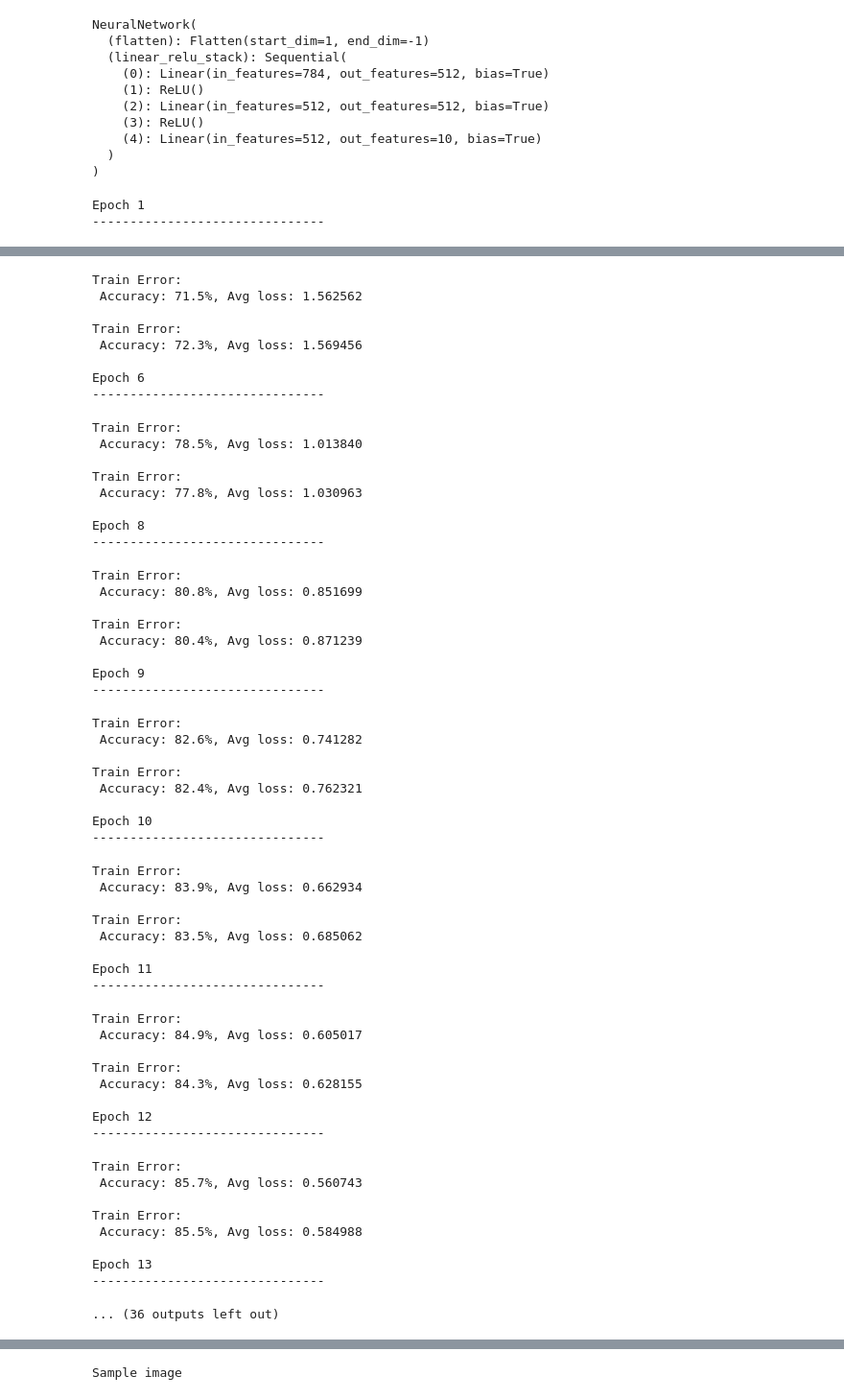
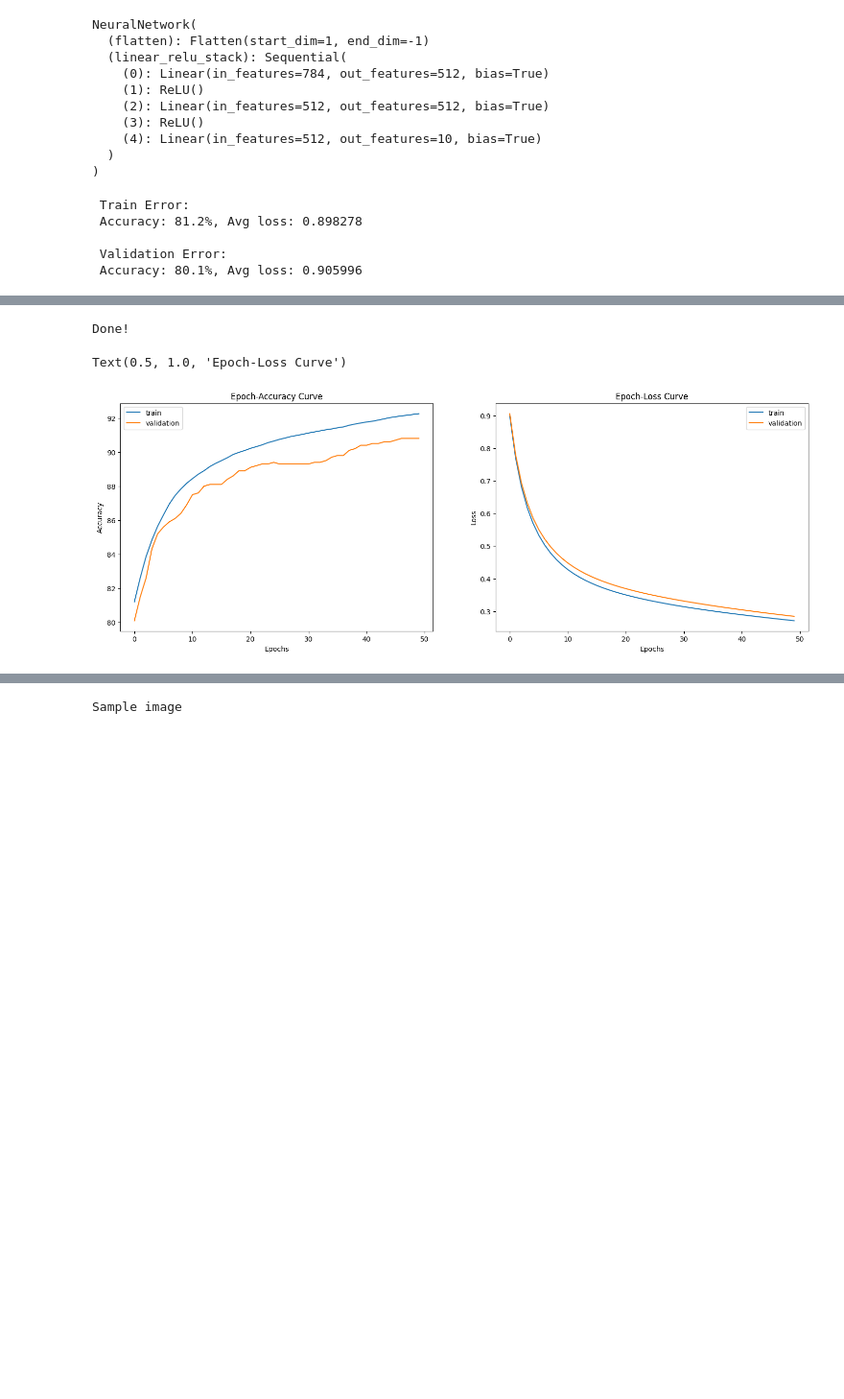
Before and after one commit to bmil-ssu/advanced_ann, a Jupyter notebook: 1_Supervised_Learning.ipynb, the cells around one changed output, grey strips where cells are left out. Shown at 96% size. Cells and saved outputs as stored; diff of their text form; code cells hidden in the pictures; blank space fills up the shorter version.

```diff
--- a/1_Supervised_Learning.ipynb
+++ b/1_Supervised_Learning.ipynb
@@ -108,7 +124,7 @@ def train(dataloader, model, loss_fn, optimizer):
     size = len(dataloader.dataset)
 
     # 데이터를 모델에 입력합니다.
-    for batch, (X, y) in tqdm(enumerate(dataloader)):
+    for batch, (X, y) in enumerate(dataloader):
         X, y = X.to(device), y.to(device)
 
         # 예측 손실값을 계산합니다.
@@ -202,20 +218,21 @@ val_acc_list = []
 val_loss_list = []
 
 # 사전에 정의해둔 epochs 만큼 반복 학습을 진행합니다.
-for t in range(EPOCHS):
+for t in tqdm(range(EPOCHS)):
     # t 번째 학습을 진행합니다.
-    print(f"Epoch {t+1}\n-------------------------------")
     train(train_dataloader, model, LOSS_FN, OPTIMIZER)
 
     # t 번째 학습을 진행한 후, train 데이터에 대한 정확도와 손실값을 확인합니다.
     train_acc, train_loss = test(train_dataloader, model, LOSS_FN, False)
-    print(f"Train Error: \n Accuracy: {train_acc:>0.1f}%, Avg loss: {train_loss:>8f} \n")
+    if t % 10 == 0:
+        print(f"\n Train Error: \n Accuracy: {train_acc:>0.1f}%, Avg loss: {train_loss:>8f}")
     train_acc_list.append(train_acc)
     train_loss_list.append(train_loss)
 
     # t 번째 학습을 진행한 후, validation 데이터에 대한 정확도와 손실값을 확인합니다.
     val_acc, val_loss = test(validation_dataloader, model, LOSS_FN, False)
-    print(f"Train Error: \n Accuracy: {val_acc:>0.1f}%, Avg loss: {val_loss:>8f} \n")
+    if t % 10 == 0:
+        print(f"\n Validation Error: \n Accuracy: {val_acc:>0.1f}%, Avg loss: {val_loss:>8f} \n")
     val_acc_list.append(val_acc)
     val_loss_list.append(val_loss)
 
@@ -240,5 +257,8 @@ plt.ylabel("Loss")
 plt.legend()
 plt.title("Epoch-Loss Curve")
 # %% [output]
-Epoch 1
--------------------------------
+ Train Error:
+ Accuracy: 81.2%, Avg loss: 0.898278
+
+ Validation Error:
+ Accuracy: 80.1%, Avg loss: 0.905996
@@ -277,60 +285,6 @@ Epoch 5
-Train Error:
- Accuracy: 71.5%, Avg loss: 1.562562
-
-Train Error:
- Accuracy: 72.3%, Avg loss: 1.569456
-
-Epoch 6
--------------------------------
+Done!
-Train Error:
- Accuracy: 78.5%, Avg loss: 1.013840
-
-Train Error:
- Accuracy: 77.8%, Avg loss: 1.030963
-
-Epoch 8
--------------------------------
+Text(0.5, 1.0, 'Epoch-Loss Curve')
-Train Error:
- Accuracy: 80.8%, Avg loss: 0.851699
-
-Train Error:
- Accuracy: 80.4%, Avg loss: 0.871239
-
-Epoch 9
--------------------------------
-Train Error:
- Accuracy: 82.6%, Avg loss: 0.741282
-
-Train Error:
- Accuracy: 82.4%, Avg loss: 0.762321
-
-Epoch 10
--------------------------------
-Train Error:
- Accuracy: 83.9%, Avg loss: 0.662934
-
-Train Error:
- Accuracy: 83.5%, Avg loss: 0.685062
-
-Epoch 11
--------------------------------
-Train Error:
- Accuracy: 84.9%, Avg loss: 0.605017
-
-Train Error:
- Accuracy: 84.3%, Avg loss: 0.628155
-
-Epoch 12
--------------------------------
-Train Error:
- Accuracy: 85.7%, Avg loss: 0.560743
-
-Train Error:
- Accuracy: 85.5%, Avg loss: 0.584988
-
-Epoch 13
--------------------------------
-... (36 outputs left out)
+[figure, added]
 # %%
 # test 데이터에 대한 정확도를 확인합니다.
 test_acc, test_loss = test(test_dataloader, model, LOSS_FN, False)
```
Also changed, not shown: parts of 4 cells of this notebook.
